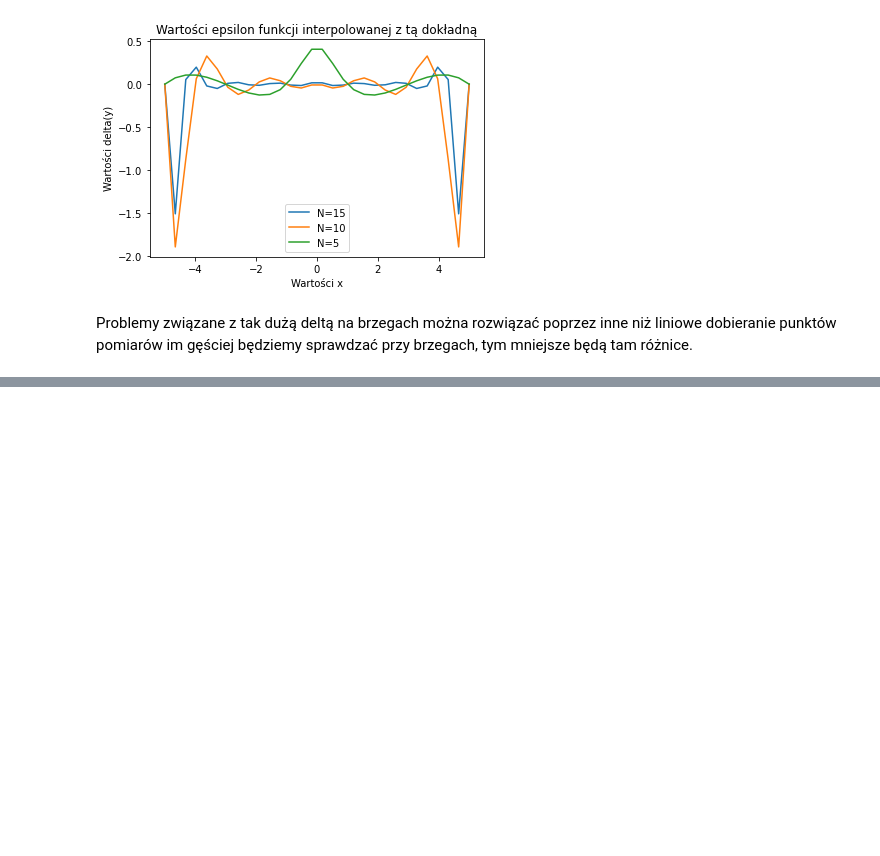
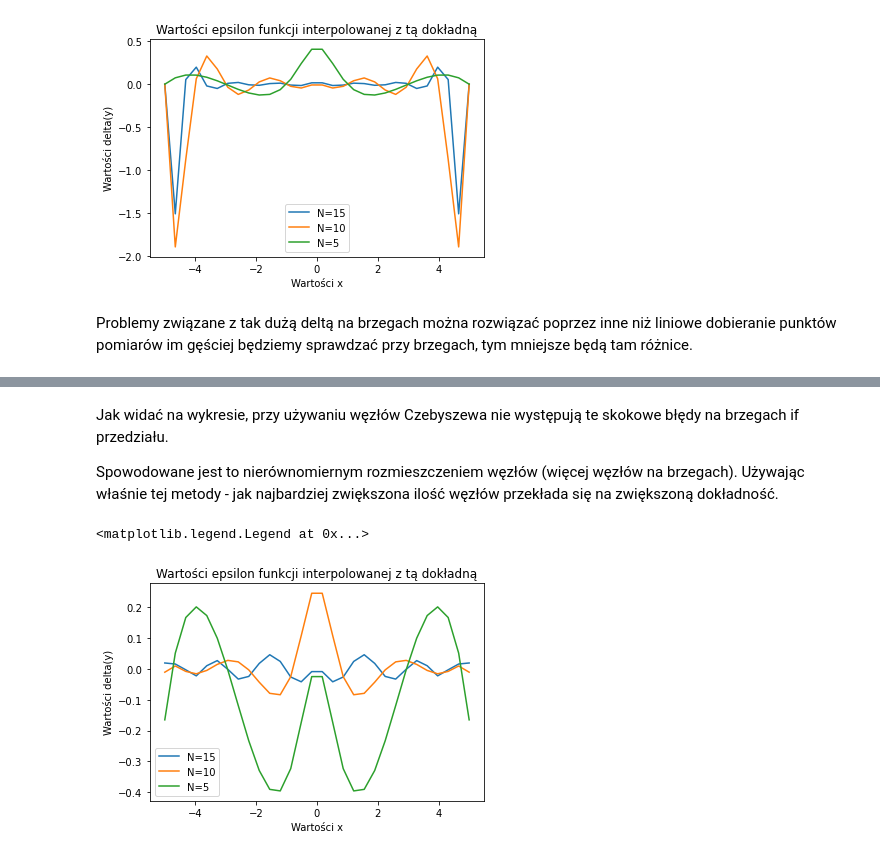
Before and after one commit to GabenRulez/4semestr_MOwNiT, a Jupyter notebook: lab2/lab2.ipynb, the cells around one changed output, grey strips where cells are left out. Drawn from its saved outputs; the diff is of its cells as text; code cells hidden in the pictures; blank space fills up the shorter version.

```diff
--- a/lab2/lab2.ipynb
+++ b/lab2/lab2.ipynb
@@ -87,0 +125,23 @@ W jaki sposób zmienił się błąd interpolacji w porównaniu do wyników z pop
+# %% [markdown]
+Jak widać na wykresie, przy używaniu węzłów Czebyszewa nie występują te skokowe błędy na brzegach if przedziału.
+
+Spowodowane jest to nierównomiernym rozmieszczeniem węzłów (więcej węzłów na brzegach).
+Używając właśnie tej metody - jak najbardziej zwiększona ilość węzłów przekłada się na zwiększoną dokładność.
+# %%
+fig1, ax1 = pyplot.subplots()
+ax1.set_title("Wartości epsilon funkcji interpolowanej z tą dokładną")
+ax1.set_xlabel("Wartości x")
+ax1.set_ylabel("Wartości delta(y)")
+
+def roznica_epsilon_czebyszew(n):
+    temp_x = np.linspace(start=-5, stop=5, num=30, endpoint=True)
+    pyplot.plot(temp_x, f(temp_x) - interpolacja_z_Czebyszewem(n,-5, 5, 30), label="N={}".format(n) )
+
+roznica_epsilon_czebyszew(15)
+roznica_epsilon_czebyszew(10)
+roznica_epsilon_czebyszew(5)
+
+ax1.legend()
+# %% [output]
+<matplotlib.legend.Legend at 0x...>
+[figure, added]
```
Also changed, not shown: parts of 4 cells of this notebook.
